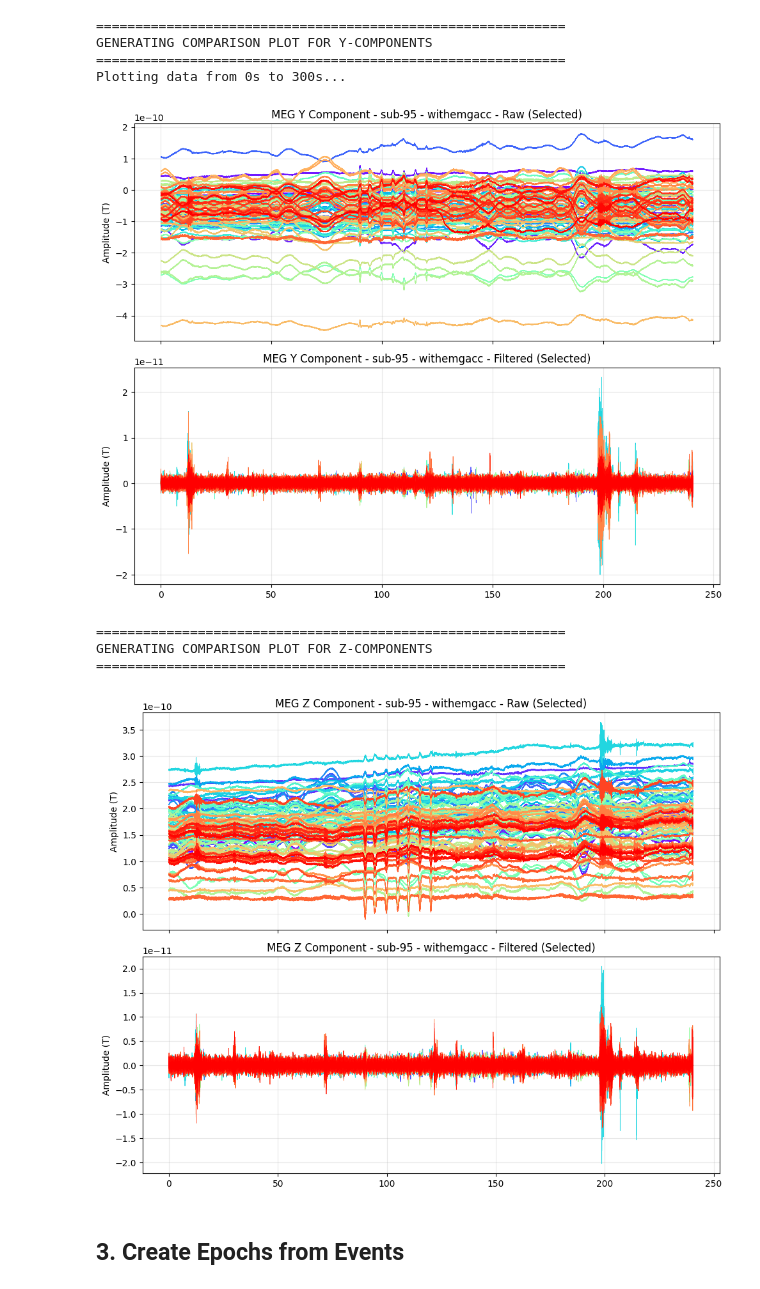
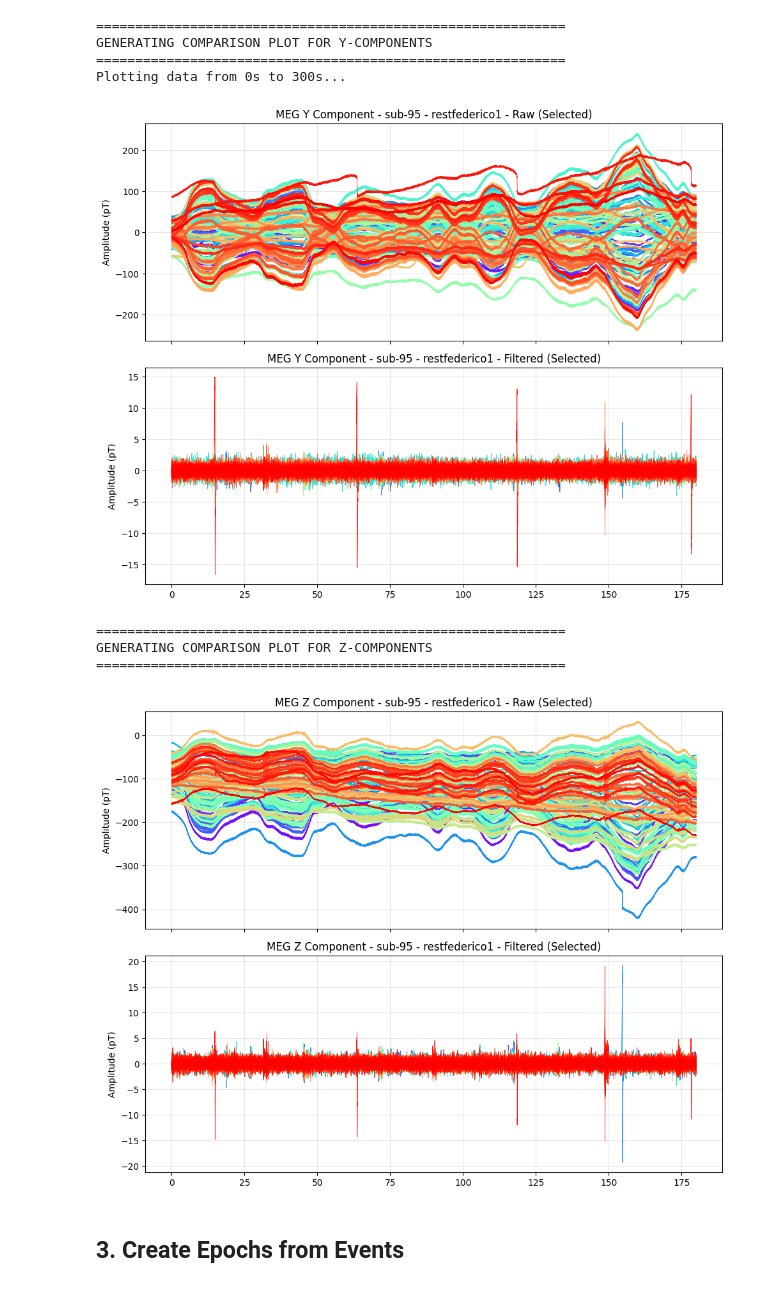
Before and after one commit to jgvhabets/lid_opm, a Jupyter notebook: notebooks/sub-95_preprocessing.ipynb, the cells around one changed output. Cells and saved outputs as stored; diff of their text form; code cells hidden in the pictures.

```diff
--- a/notebooks/sub-95_preprocessing.ipynb
+++ b/notebooks/sub-95_preprocessing.ipynb
@@ -71,15 +71,15 @@ Available tasks in the configuration file:
 # %% [markdown]
 ### 1.3 Load Data:
 # %%
-# 3. Define the task for this run (select one from the list above)
-TASK = 'withemgacc'
+# 1.3 Define the task for this run (select one from the list above)
+TASK = 'restfederico1'
 
-# 4. Retrieve settings from config
+# Retrieve settings from config
 SUBJECT_ID = config['subject_id']
 timestamps = config['timestamps']
 TIMESTAMP = timestamps.get(TASK)
 
-# 5. Build the file path
+# Build the file path
 file_structure = config['file_structure']['source_data']
 filename = file_structure['filename_pattern'].format(timestamp=TIMESTAMP, task=TASK)
 file_path = os.path.join(
@@ -90,7 +90,7 @@ file_path = os.path.join(
         filename
     )
 
-    # 6. Verify and display the results
+# Verify and display the results
 print(f"\n--> Proceeding with selected task: '{TASK}'")
 print(f"--> Constructed Filename: {filename}")
 print(f"--> Full Path: {file_path}")
@@ -108,7 +108,7 @@ print("="*60)
 # ---- 1.4 LOAD AND EXPLORE DATA ----
 
 
-raw = mne.io.read_raw_fif(file_path, preload=True, verbose='WARNING')
+raw = mne.io.read_raw_fif(file_path, preload=True, verbose= True)
 print("File loaded successfully.")
 
 # Display the data header (raw.info)
@@ -257,6 +253,14 @@ print("="*60)
 print(f"Original sampling rate: {meg_data.info['sfreq']} Hz.")
 meg_data.resample(TARGET_SFREQ, npad='auto')
 print(f"New sampling rate: {meg_data.info['sfreq']} Hz")
+
+# Convert MEG data from Tesla (T) to picoTesla (pT)
+print("Converting MEG units from T to pT...")
+meg_data.apply_function(lambda x: x * 1e12)
+
+#To visualize the effects of our preprocessing, I create a copy of the selected MEG data
+# before any filtering or resampling.
+meg_data_unprocessed = meg_data.copy()
 # %% [output]
 ============================================================
 RESAMPLING DATA
@@ -385,48 +390,48 @@ plot_channels_comparison(
     filtered_labels=meg_channels_y,
     colors=colors_y,
     rec_label=f"{SUBJECT_ID} - {TASK}",
-    y_label="Amplitude (T)",
+    y_label="Amplitude (pT)",
     axis_label="Y",
     sync_ylim=False,
     show_legend=False
 
 )
 # %% [output]
-[figure, old version]
+[figure, new version]
 # %%
 # ---- PLOT Z-COMPONENT COMPARISON ----
 
 print("\n" + "="*60)
 print("GENERATING COMPARISON PLOT FOR Z-COMPONENTS")
 print("="*60)
 
 # Extract data and time for the plot for Z-components
 z_data_unprocessed = meg_data_unprocessed.get_data(picks=meg_channels_z, start=start_idx_unprocessed, stop=stop_idx_unprocessed)
 z_data_processed = meg_data.get_data(picks=meg_channels_z, start=start_idx_processed, stop=stop_idx_processed)
 
 # Generate colors for the channels
 colors_z = plt.cm.rainbow(np.linspace(0, 1, len(meg_channels_z)))
 
 plot_channels_comparison(
     time_0=time_unprocessed,
     time_1=time_processed,
     raw_channels=z_data_unprocessed,
     filtered_channels=z_data_processed,
     raw_labels=meg_channels_z,
     filtered_labels=meg_channels_z,
     colors=colors_z,
     rec_label=f"{SUBJECT_ID} - {TASK}",
-    y_label="Amplitude (T)",
+    y_label="Amplitude (pT)",
     axis_label="Z",
     sync_ylim=False,
     show_legend=False
 
 )
 # %% [output]
 ============================================================
 GENERATING COMPARISON PLOT FOR Z-COMPONENTS
 ============================================================
-[figure, old version]
+[figure, new version]
 # %% [markdown]
 ## 3. Create Epochs from Events
 # %% [markdown]
```
Also changed, not shown: parts of 9 cells of this notebook, 1 other file.
